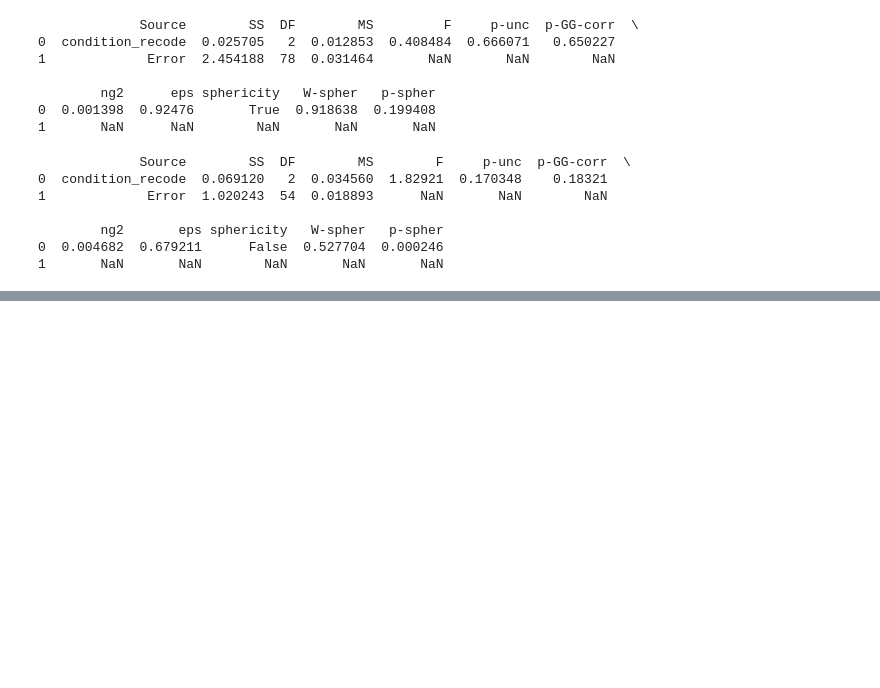
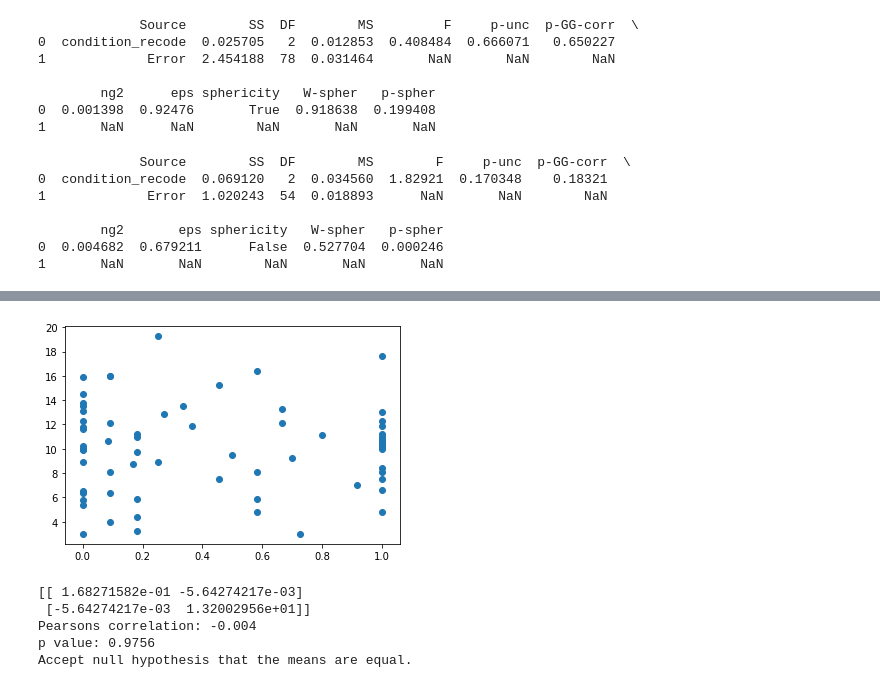
Before and after one commit to fareri-lab/Rejection_Choice, a Jupyter notebook: RMAnova w Pingouin_7.18.23.ipynb, the cells around one changed output, grey strips where cells are left out. Cells and saved outputs as stored; diff of their text form; code cells hidden in the pictures; blank space fills up the shorter version.

Commit message:
JD
pre-task correlations in jupyter notebook

```diff
--- a/RMAnova w Pingouin_7.18.23.ipynb
+++ b/RMAnova w Pingouin_7.18.23.ipynb
@@ -231,3 +235,4 @@ ntbs = pd.read_csv('%s/scoring/ntbs.csv'%(current_dir))
 scs = pd.read_csv('%s/scoring/scs.csv'%(current_dir))
 srq = pd.read_csv('%s/scoring/srq.csv'%(current_dir))
 pss = pd.read_csv('%s/scoring/pss.csv'%(current_dir))
+rsq = pd.read_csv('%s/scoring/rsq.csv'%(current_dir))
@@ -289,0 +319,23 @@ ValueError: x and y must be the same size
+# %%
+# prop_choicerej // rsq
+pyplot.scatter(rejchoice, rsq["RSQ_finalscore"])
+pyplot.show()
+covariance = cov(rejchoice, rsq["RSQ_finalscore"])
+print(covariance)
+corr, _ = pearsonr(rejchoice, rsq["RSQ_finalscore"])
+print('Pearsons correlation: %.3f' % corr)
+r,p = scipy.stats.pearsonr(rejchoice, rsq["RSQ_finalscore"])
+print('p value: %.4f' % p)
+
+alpha = 0.10
+if p > alpha:
+ print('Accept null hypothesis that the means are equal.')
+else:
+    print('Reject the null hypothesis that the means are equal.')
+# %% [output]
+[figure, added]
+[[ 1.68271582e-01 -5.64274217e-03]
+ [-5.64274217e-03  1.32002956e+01]]
+Pearsons correlation: -0.004
+p value: 0.9756
+Accept null hypothesis that the means are equal.
```
Also changed, not shown: parts of 29 cells of this notebook, 5 other files.
